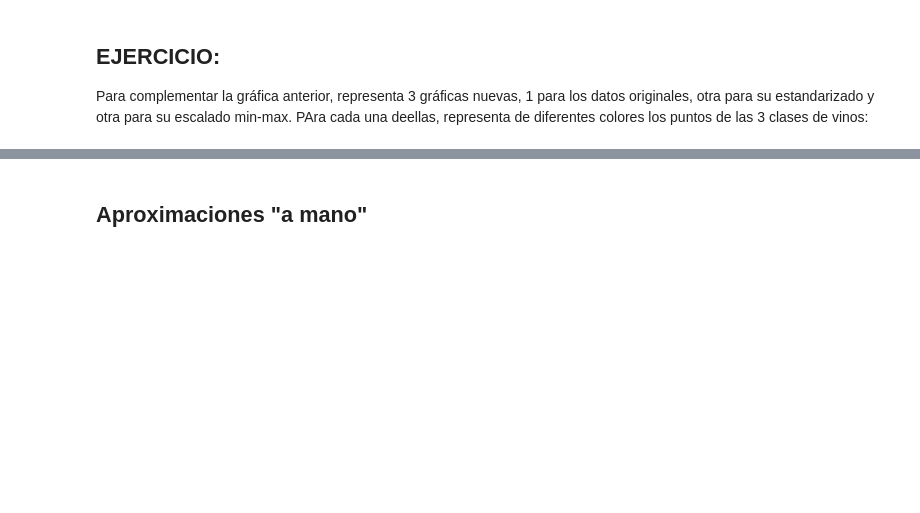
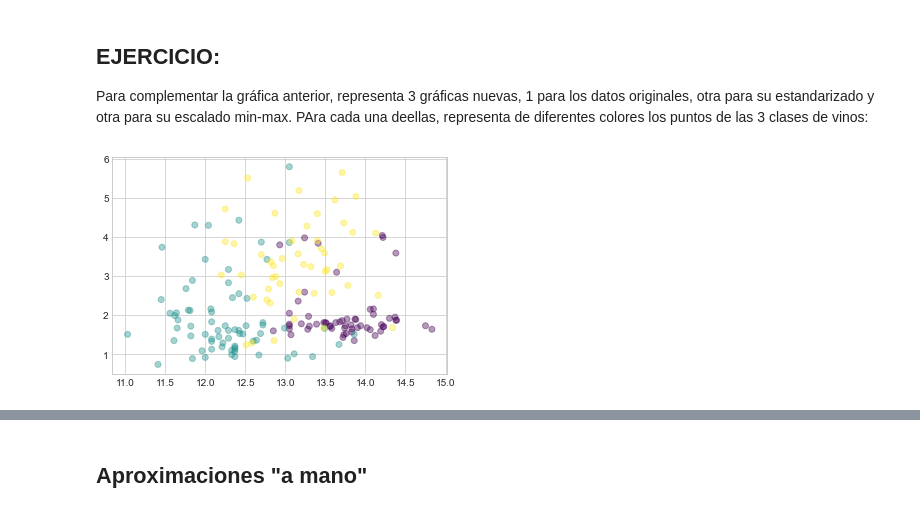
Before and after one commit to JuanDG5/DS-part-time-sep2020, a Jupyter notebook: semana_13/dia_1/1_Variables_Numéricas.ipynb, the cells around one changed output, grey strips where cells are left out. Drawn from its saved outputs; the diff is of its cells as text; code cells hidden in the pictures; blank space fills up the shorter version.

```diff
--- a/semana_13/dia_1/1_Variables_Numéricas.ipynb
+++ b/semana_13/dia_1/1_Variables_Numéricas.ipynb
@@ -232,3 +267,21 @@ Ya que esto es bastante teórico, y para que no os aburráis, vamos a trabajar u
 ## EJERCICIO:
 
 Para complementar la gráfica anterior, representa 3 gráficas nuevas, 1 para los datos originales, otra para su estandarizado y otra para su escalado min-max. PAra cada una deellas, representa de diferentes colores los puntos de las 3 clases de vinos:
+# %%
+%matplotlib inline
+import matplotlib.pyplot as plt
+
+fig, ax = plt.subplots()
+
+x0 = df['Alcohol']
+y0 = df['Malic acid']
+
+x1 = np_std[:,0]
+y1 = np_std[:,1]
+
+x2 = np_minmax[:,0]
+y2 = np_minmax[:,1]
+
+plt.scatter(x0, y0, c=df['Class label'], cmap='viridis', alpha=0.4);
+# %% [output]
+[figure, added]
```
Also changed, not shown: parts of 47 cells of this notebook, 3 other files.
